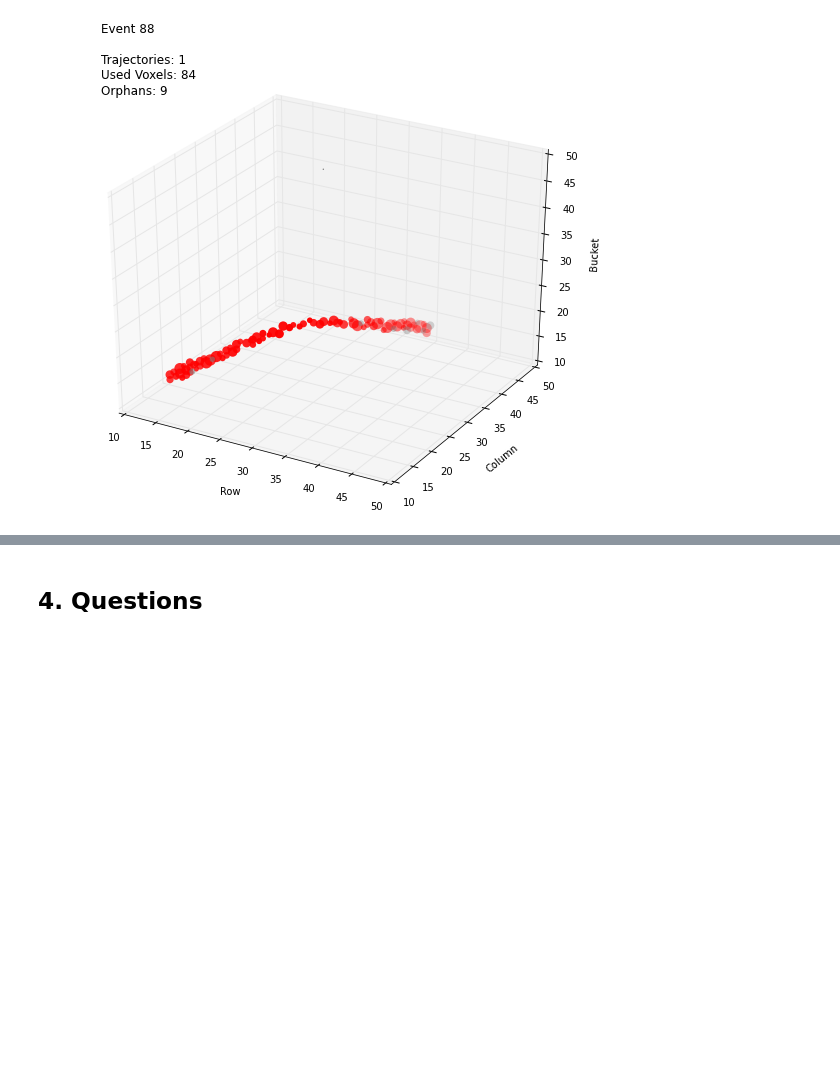
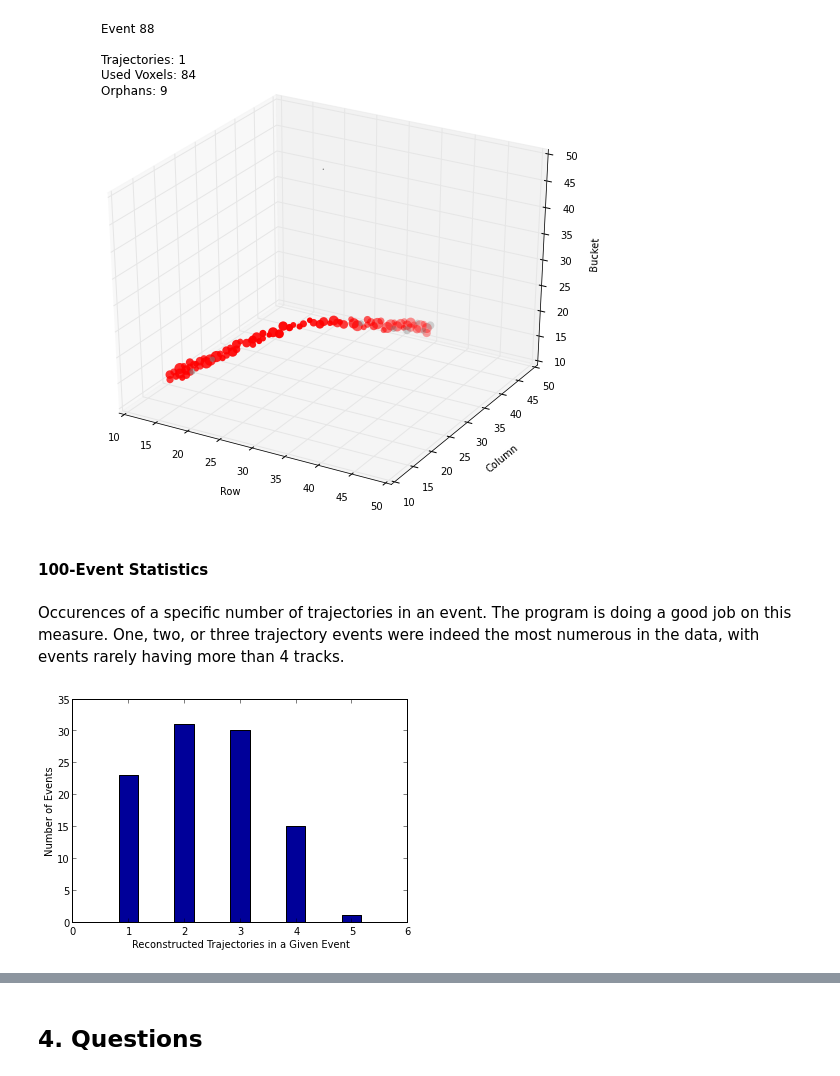
Before and after one commit to jvanatta/particle-tracks, a Jupyter notebook: project/3dtracks.ipynb, the cells around one changed output, grey strips where cells are left out. Saved outputs shown, nothing was run; the diff lists cells and outputs as text; code cells hidden in the pictures; blank space fills up the shorter version.

```diff
--- a/project/3dtracks.ipynb
+++ b/project/3dtracks.ipynb
@@ -652,6 +660,9 @@ plotEverything = False
 totalvox = 0
 totaltraj = 0
 totalorphans = 0
+orphanCounts = np.zeros(100)
+trajCounts = np.zeros(100)
+voxelCounts = np.zeros(100)
 
 #plot every event, 100 in all
 for i, ev in enumerate(evlist):
@@ -667,7 +678,8 @@ for i, ev in enumerate(evlist):
     run.makeTrajectories(gradthreshold, dirthreshold)
     #merge trajectories
     nummerged = run.mergeTrajectories(mthresh)
-    #prune out small trajectories as a percent of the original voxel count. More original voxels means more voxels have to be present to keep a trajectory.
+    #prune out small trajectories as a percent of the original voxel count.
+    #More original voxels means more voxels have to be present to keep a trajectory.
     numpruned = run.cleanTrajectories(oldlen * prunethresh)
     alltraj = run.getTrajectories()
 
@@ -680,6 +692,10 @@ for i, ev in enumerate(evlist):
     totalvox += oldlen
     totaltraj += len(alltraj)
     totalorphans += len(run.getOrphans())
+
+    orphanCounts[i] = len(run.getOrphans())
+    trajCounts[i] = len(alltraj)
+    voxelCounts[i] = oldlen
 
     ###prints detailed event information
     """
@@ -699,4 +715,5 @@ for i, ev in enumerate(evlist):
 
     if plotEverything:
         plotEventSave(run, i, len(alltraj), usedlen, len(run.getOrphans()), showOrphans, str(i))
+
 print
@@ -746,3 +766,19 @@ Event 88 may suffer from ignoring opposite directions in the trajectory merging
 plotSingle(88)
 # %% [output]
 [figure]
+# %% [markdown]
+#### 100-Event Statistics
+# %% [markdown]
+Occurences of a specific number of trajectories in an event. The program is doing a good job on this measure. One, two, or three trajectory events were indeed the most numerous in the data, with events rarely having more than 4 tracks.
+# %%
+xax = np.arange(0,7, dtype=int)
+
+fig = plt.figure()
+ax = fig.add_subplot(1,1,1)
+plt.Axes.set_xticks(ax, xax)
+plt.hist(trajCounts, color=(0,0,.6), bins=xax, rwidth=.35, align='left')
+plt.xlabel("Reconstructed Trajectories in a Given Event")
+plt.ylabel("Number of Events")
+plt.show()
+# %% [output]
+[figure, added]
```
Also changed, not shown: parts of 15 cells of this notebook, 1 other file.
